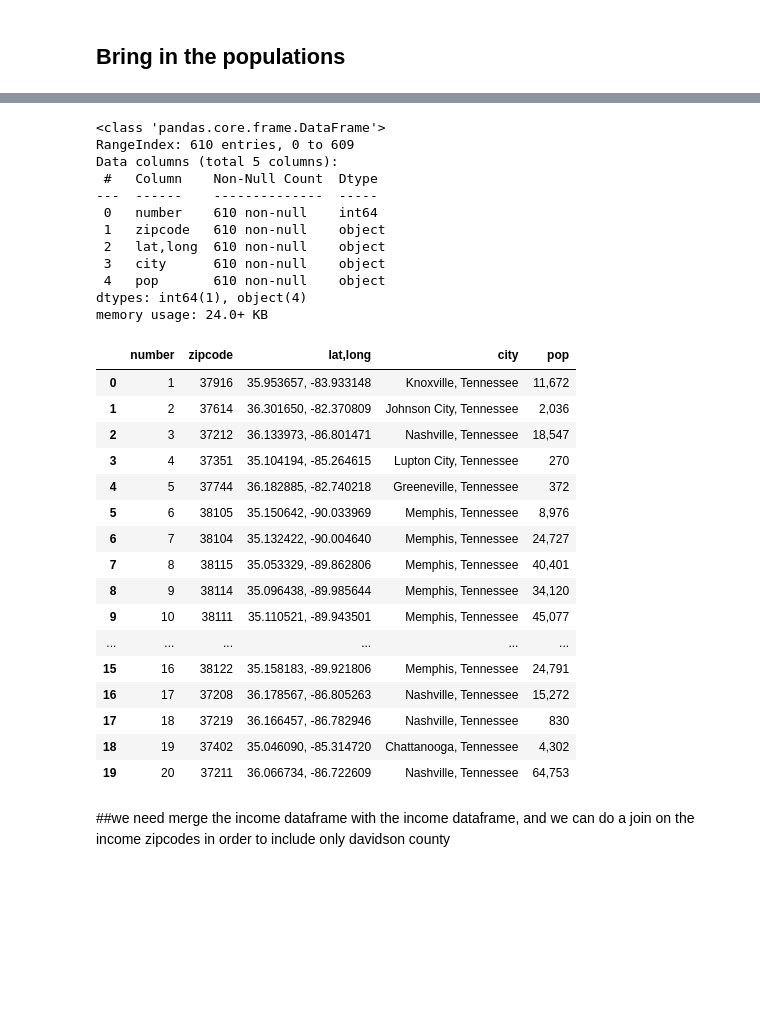
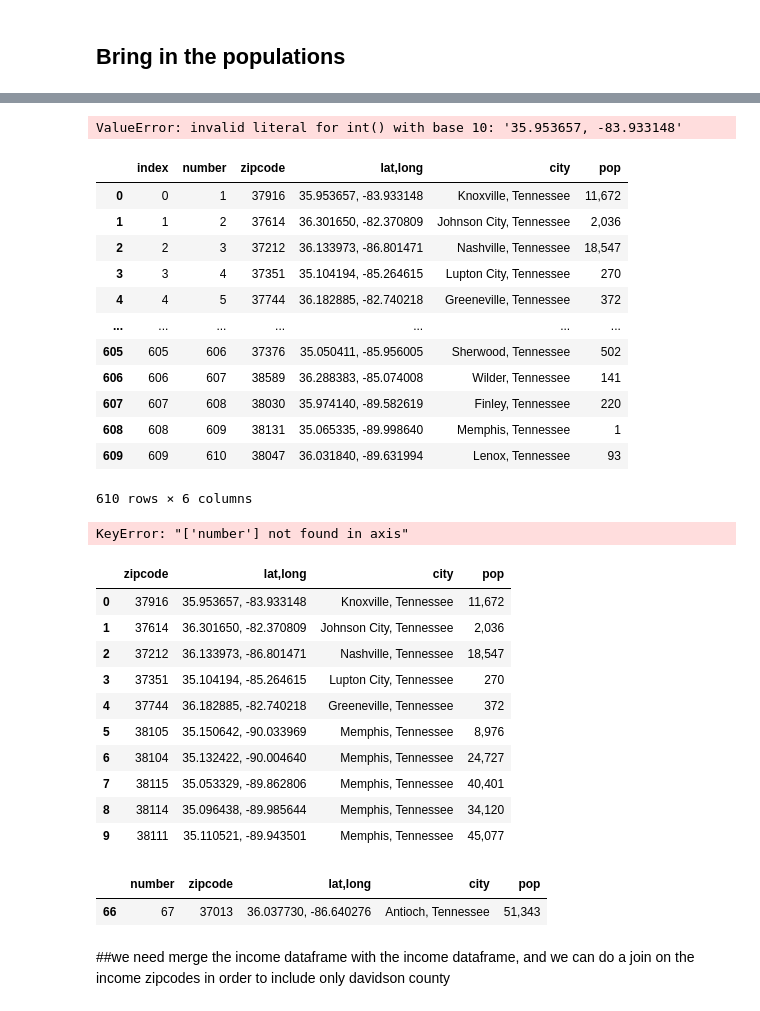
Before and after one commit to Chericehere/nash-covid-cases-vaccines-sky_cranes, a Jupyter notebook: notebooks/income_by_zip_geo.ipynb, the cells around one changed output, grey strips where cells are left out. Saved outputs shown, nothing was run; the diff lists cells and outputs as text; code cells hidden in the pictures; blank space fills up the shorter version.

Commit message:
some attempts to merge the income and population dataframes

```diff
--- a/notebooks/income_by_zip_geo.ipynb
+++ b/notebooks/income_by_zip_geo.ipynb
@@ -80,44 +101,56 @@ pop_raw.head(3)
-# %%
-pop_raw.info()
-# %% [output]
-<class 'pandas.core.frame.DataFrame'>
-RangeIndex: 610 entries, 0 to 609
-Data columns (total 5 columns):
- #   Column    Non-Null Count  Dtype
----  ------    --------------  -----
- 0   number    610 non-null    int64
- 1   zipcode   610 non-null    object
- 2   lat,long  610 non-null    object
- 3   city      610 non-null    object
- 4   pop       610 non-null    object
-dtypes: int64(1), object(4)
-memory usage: 24.0+ KB
+# %%
+#Convert zipcode column to int (still says object...)
+pop_raw.zipcode=pop_raw.astype(int)
+pop_raw.info()
+# %% [output]
+ValueError: invalid literal for int() with base 10: '35.953657, -83.933148'
 # %%
 #make the zipcode an object to match income
-pop_raw['zipcode']=pop_raw['zipcode'].astype(object)
+pop_raw['zip']=pop_raw['zip'].astype(object)
 # %%
 #match the column names
 pop_raw.rename(columns = {'zip':'zipcode'}, inplace=True)
+# %%
+pop_raw.reset_index()
+# %% [output]
+|  | index | number | zipcode | lat,long | city | pop |
+| 0 | 0 | 1 | 37916 | 35.953657, -83.933148 | Knoxville, Tennessee | 11,672 |
+| 1 | 1 | 2 | 37614 | 36.301650, -82.370809 | Johnson City, Tennessee | 2,036 |
+| 2 | 2 | 3 | 37212 | 36.133973, -86.801471 | Nashville, Tennessee | 18,547 |
+| 3 | 3 | 4 | 37351 | 35.104194, -85.264615 | Lupton City, Tennessee | 270 |
+| 4 | 4 | 5 | 37744 | 36.182885, -82.740218 | Greeneville, Tennessee | 372 |
+| ... | ... | ... | ... | ... | ... | ... |
+| 605 | 605 | 606 | 37376 | 35.050411, -85.956005 | Sherwood, Tennessee | 502 |
+| 606 | 606 | 607 | 38589 | 36.288383, -85.074008 | Wilder, Tennessee | 141 |
+| 607 | 607 | 608 | 38030 | 35.974140, -89.582619 | Finley, Tennessee | 220 |
+| 608 | 608 | 609 | 38131 | 35.065335, -89.998640 | Memphis, Tennessee | 1 |
+| 609 | 609 | 610 | 38047 | 36.031840, -89.631994 | Lenox, Tennessee | 93 |
+610 rows × 6 columns
+# %%
+pop_raw=pop_raw.drop(columns=['number'])
+# %% [output]
+KeyError: "['number'] not found in axis"
 # %%
-pop_raw.head(20)
+pop_raw.head(10)
 # %% [output]
-|  | number | zipcode | lat,long | city | pop |
-| 0 | 1 | 37916 | 35.953657, -83.933148 | Knoxville, Tennessee | 11,672 |
-| 1 | 2 | 37614 | 36.301650, -82.370809 | Johnson City, Tennessee | 2,036 |
-| 2 | 3 | 37212 | 36.133973, -86.801471 | Nashville, Tennessee | 18,547 |
-| 3 | 4 | 37351 | 35.104194, -85.264615 | Lupton City, Tennessee | 270 |
-| 4 | 5 | 37744 | 36.182885, -82.740218 | Greeneville, Tennessee | 372 |
-| 5 | 6 | 38105 | 35.150642, -90.033969 | Memphis, Tennessee | 8,976 |
-| 6 | 7 | 38104 | 35.132422, -90.004640 | Memphis, Tennessee | 24,727 |
-| 7 | 8 | 38115 | 35.053329, -89.862806 | Memphis, Tennessee | 40,401 |
-| 8 | 9 | 38114 | 35.096438, -89.985644 | Memphis, Tennessee | 34,120 |
-| 9 | 10 | 38111 | 35.110521, -89.943501 | Memphis, Tennessee | 45,077 |
-| ... | ... | ... | ... | ... | ... |
-| 15 | 16 | 38122 | 35.158183, -89.921806 | Memphis, Tennessee | 24,791 |
-| 16 | 17 | 37208 | 36.178567, -86.805263 | Nashville, Tennessee | 15,272 |
-| 17 | 18 | 37219 | 36.166457, -86.782946 | Nashville, Tennessee | 830 |
-| 18 | 19 | 37402 | 35.046090, -85.314720 | Chattanooga, Tennessee | 4,302 |
-| 19 | 20 | 37211 | 36.066734, -86.722609 | Nashville, Tennessee | 64,753 |
+|  | zipcode | lat,long | city | pop |
+| 0 | 37916 | 35.953657, -83.933148 | Knoxville, Tennessee | 11,672 |
+| 1 | 37614 | 36.301650, -82.370809 | Johnson City, Tennessee | 2,036 |
+| 2 | 37212 | 36.133973, -86.801471 | Nashville, Tennessee | 18,547 |
+| 3 | 37351 | 35.104194, -85.264615 | Lupton City, Tennessee | 270 |
+| 4 | 37744 | 36.182885, -82.740218 | Greeneville, Tennessee | 372 |
+| 5 | 38105 | 35.150642, -90.033969 | Memphis, Tennessee | 8,976 |
+| 6 | 38104 | 35.132422, -90.004640 | Memphis, Tennessee | 24,727 |
+| 7 | 38115 | 35.053329, -89.862806 | Memphis, Tennessee | 40,401 |
+| 8 | 38114 | 35.096438, -89.985644 | Memphis, Tennessee | 34,120 |
+| 9 | 38111 | 35.110521, -89.943501 | Memphis, Tennessee | 45,077 |
+# %%
+#confirming there is data in the zips which are NaN after the merge
+#df.loc[df['column_name'] == some_value]
+pop_raw.loc[pop_raw['zipcode']==37013]
+# %% [output]
+|  | number | zipcode | lat,long | city | pop |
+| 66 | 67 | 37013 | 36.037730, -86.640276 | Antioch, Tennessee | 51,343 |
 # %% [markdown]
 ##we need merge the income dataframe with the income dataframe, and we can do a join on the income zipcodes in order to include only davidson county
 # %%
```
Also changed, not shown: parts of 14 cells of this notebook.
